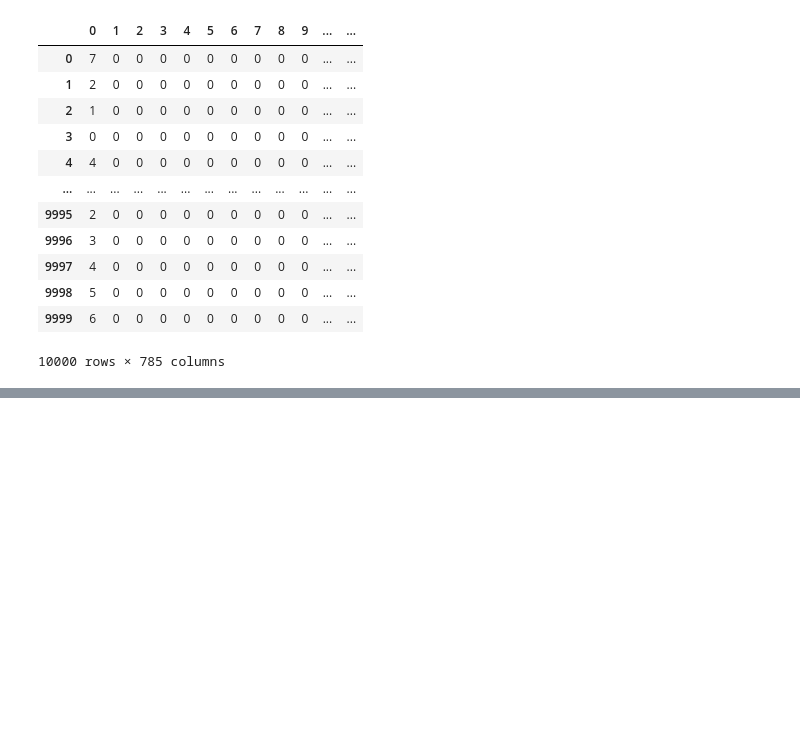
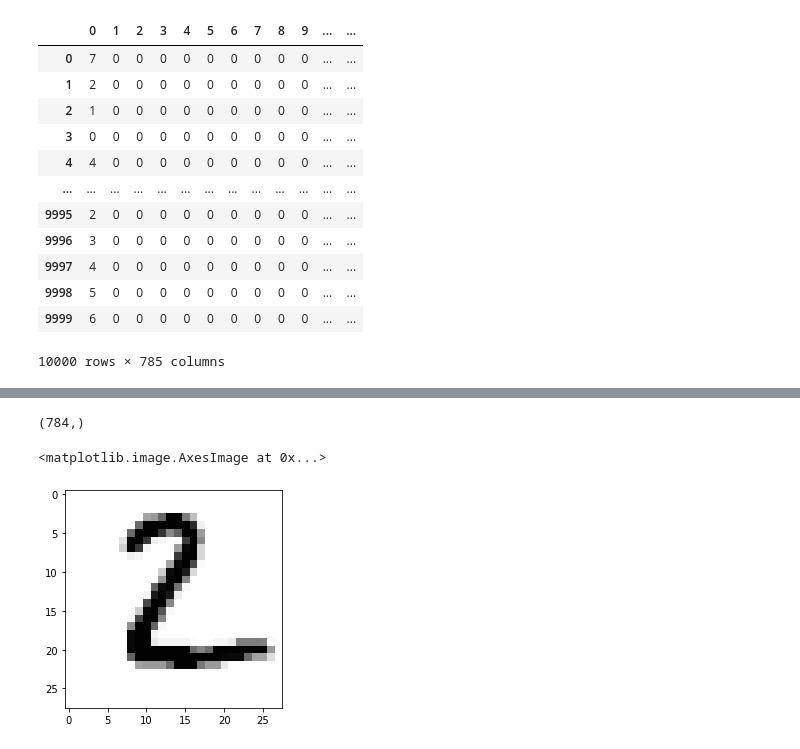
Before and after one commit to DelicateYeti1/Repository_for_education, a Jupyter notebook: All tasks/Number_Guesser/Numder_Guesser.ipynb, the cells around one changed output, grey strips where cells are left out. Saved outputs shown, nothing was run; the diff lists cells and outputs as text; code cells hidden in the pictures; blank space fills up the shorter version.

```diff
--- a/All tasks/Number_Guesser/Numder_Guesser.ipynb
+++ b/All tasks/Number_Guesser/Numder_Guesser.ipynb
@@ -3,8 +3,8 @@ import matplotlib.pyplot as plt
 import pandas as pd
 import numpy as np
 from sklearn.model_selection import train_test_split
-data = pd.read_csv('C:\\Users\\okl23\\OneDrive\\Рабочий стол\\Файлы разных лекций\\Языки программирования\\soldatov_ks-data-69c734973a6a\\soldatov_ks-data-69c734973a6a\\mnist_test.csv', delimiter = ',', header = None)
-data
+my_data = pd.read_csv('C:\\Users\\okl23\\OneDrive\\Рабочий стол\\Файлы разных лекций\\Языки программирования\\soldatov_ks-data-69c734973a6a\\soldatov_ks-data-69c734973a6a\\mnist_test.csv', delimiter = ',', header = None)
+my_data
 # %% [output]
 |  | 0 | 1 | 2 | 3 | 4 | 5 | 6 | 7 | 8 | 9 | ... | ... |
 | 0 | 7 | 0 | 0 | 0 | 0 | 0 | 0 | 0 | 0 | 0 | ... | ... |
@@ -22,2 +28,2 @@ data
 # %%
-data = data.drop(columns-[0])
+my_data = my_data.drop(columns=[0])
@@ -25,0 +46,2 @@ NameError: name 'columns' is not defined
+# %%
+my_data = my_data.to_numpy()
@@ -25,0 +68,9 @@ NameError: name 'columns' is not defined
+# %%
+my_data[0].shape
+# %% [output]
+(784,)
+# %%
+plt.imshow(my_data[1].reshape(28,28), cmap = "Greys")
+# %% [output]
+<matplotlib.image.AxesImage at 0x...>
+[figure, added]
```
Also changed, not shown: parts of 18 cells of this notebook.
